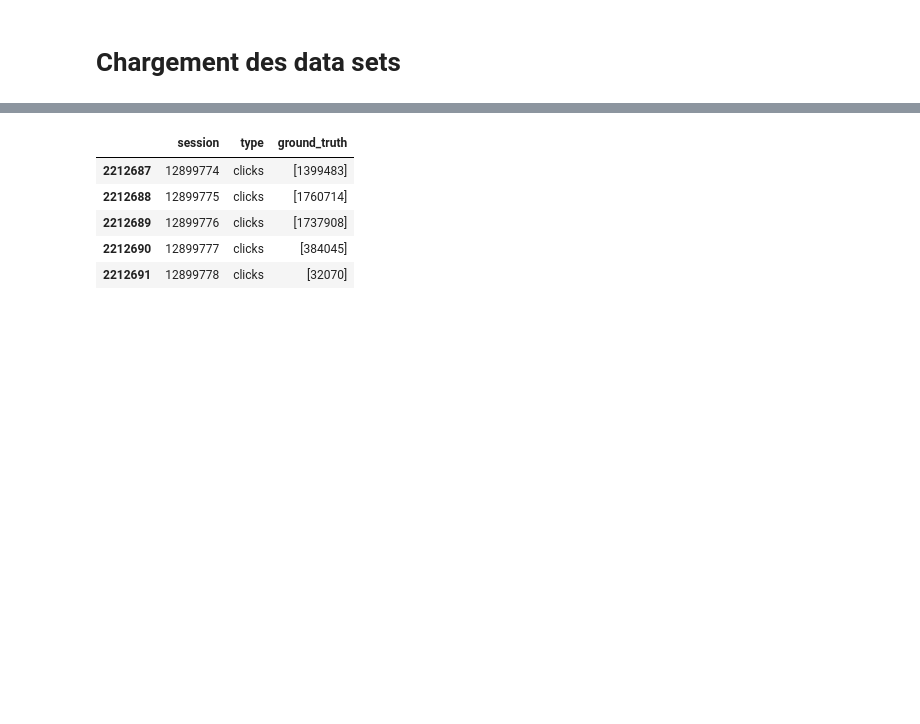
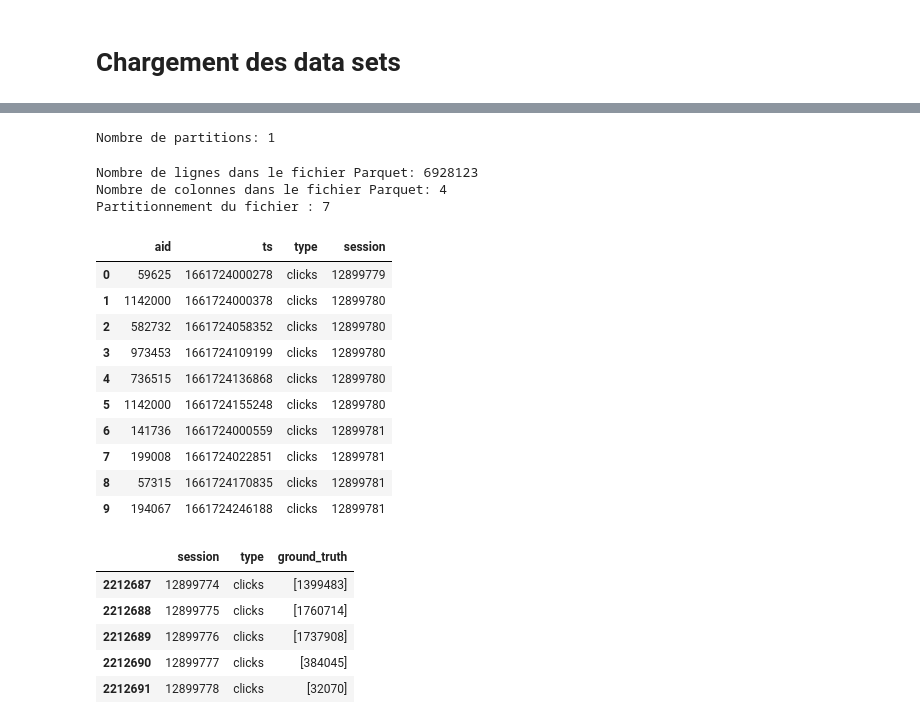
Before and after one commit to mathildadmbl/otto-recommender-system, a Jupyter notebook: gbt_ranking.ipynb, the cells around one changed output, grey strips where cells are left out. Drawn from its saved outputs; the diff is of its cells as text; code cells hidden in the pictures; blank space fills up the shorter version.

Commit message:
test parquet

```diff
--- a/gbt_ranking.ipynb
+++ b/gbt_ranking.ipynb
@@ -29,7 +27,7 @@ client = Client(memory_limit='2GB', memory_target_fraction=0.6, local_directory=
 # %% [markdown]
 # Chargement des data sets
 # %%
-parquet_file = "../data/final_output.parquet"
+parquet_file = "./data/final_output.parquet"
 data = dd.read_parquet(parquet_file, blocksize='15MB')
 
 def get_first_n_percent(partition, rows_to_keep):
@@ -67 +94,38 @@ test_df.head()
+# %%
+parquet_file_test = "./data/test_output.parquet"
+data_test = dd.read_parquet(parquet_file, blocksize='15MB')
+
+def get_first_n_percent(partition, rows_to_keep):
+    return partition.head(rows_to_keep)
+data_test = data_test.map_partitions(get_first_n_percent, rows_to_keep=20000)
+
+print(f"Nombre de partitions: {data_test.npartitions}")
+# %% [output]
+Nombre de partitions: 1
+# %%
+import pyarrow.parquet as pq
+
+# Charger le fichier Parquet avec pyarrow pour inspecter sa structure
+parquet_file_obj = pq.ParquetFile(parquet_file_test)
+print(f"Nombre de lignes dans le fichier Parquet: {parquet_file_obj.metadata.num_rows}")
+print(f"Nombre de colonnes dans le fichier Parquet: {parquet_file_obj.metadata.num_columns}")
+print(f"Partitionnement du fichier : {parquet_file_obj.num_row_groups}")
+# %% [output]
+Nombre de lignes dans le fichier Parquet: 6928123
+Nombre de colonnes dans le fichier Parquet: 4
+Partitionnement du fichier : 7
+# %%
+data_test.head(10)
+# %% [output]
+|  | aid | ts | type | session |
+| 0 | 59625 | 1661724000278 | clicks | 12899779 |
+| 1 | 1142000 | 1661724000378 | clicks | 12899780 |
+| 2 | 582732 | 1661724058352 | clicks | 12899780 |
+| 3 | 973453 | 1661724109199 | clicks | 12899780 |
+| 4 | 736515 | 1661724136868 | clicks | 12899780 |
+| 5 | 1142000 | 1661724155248 | clicks | 12899780 |
+| 6 | 141736 | 1661724000559 | clicks | 12899781 |
+| 7 | 199008 | 1661724022851 | clicks | 12899781 |
+| 8 | 57315 | 1661724170835 | clicks | 12899781 |
+| 9 | 194067 | 1661724246188 | clicks | 12899781 |
 # %%
```
Also changed, not shown: parts of 18 cells of this notebook, 1 other file.
